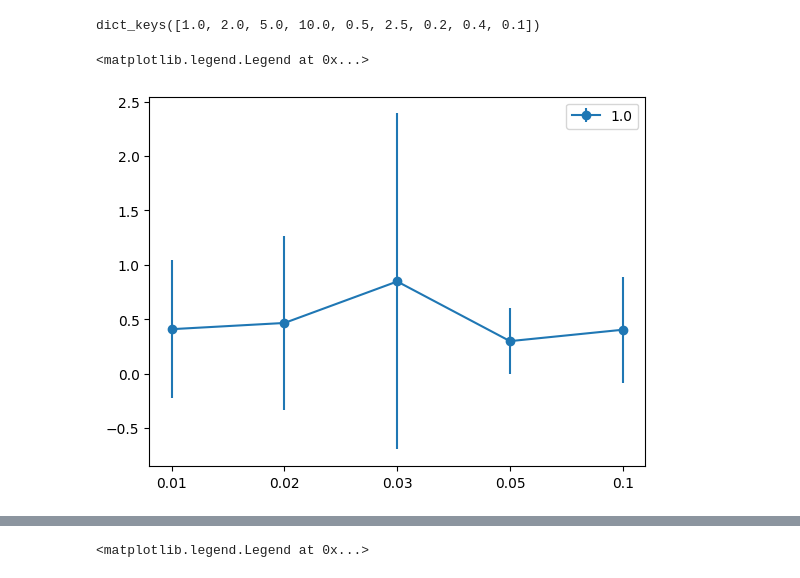
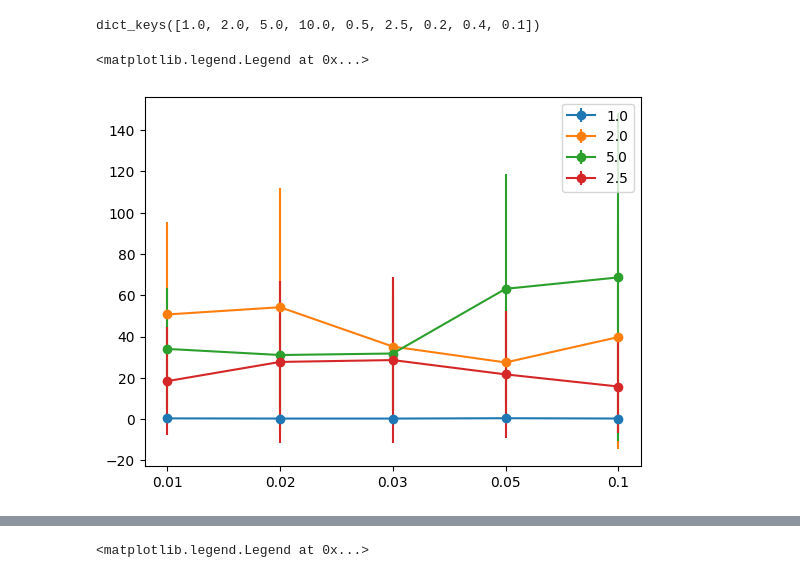
Before and after one commit to wormLove/DCNet, a Jupyter notebook: DCNet_Pytorch.ipynb, the cells around one changed output, grey strips where cells are left out. Cells and saved outputs as stored; diff of their text form; code cells hidden in the pictures.

```diff
--- a/DCNet_Pytorch.ipynb
+++ b/DCNet_Pytorch.ipynb
@@ -507,8 +446,6 @@ Y = {}
 for i, n in enumerate([100, 200, 500, 1000]):
     print(n)
     for j, m in enumerate([100, 200, 500, 1000]):
-        #if n > m:
-        #   continue
         for k, sp in enumerate([1, 2, 3, 5, 10]):
             s = 0.01*sp
             for _ in range(100):
@@ -520,7 +457,7 @@ for i, n in enumerate([100, 200, 500, 1000]):
                 Y[m] = torch.vstack((Y.get(m, torch.zeros(1, m)), y))
                 x = torch.mm(y, W_n.T)
                 Y_hat[m] = torch.vstack((Y_hat.get(m, torch.zeros(1, m)), torch.mm(x, W_n)))
-                layer = LayerD(W_n)
+                layer = ModuleD(W_n)
                 output = layer(x)
                 E[i, j, k] += torch.norm(y - output, p='fro')/torch.norm(y, p='fro')
 # %% [output]
@@ -535,20 +472,20 @@ ErrorDict = {}
 for i, n in enumerate([100, 200, 500, 1000]):
     for j, m in enumerate([100, 200, 500, 1000]):
         ratio = m/n
-        ErrorDict[ratio] = torch.vstack((ErrorDict.get(ratio, torch.zeros(5)), E[i, j, :]))
+        ErrorDict[ratio] = torch.vstack((ErrorDict.get(ratio, torch.empty(1, 5)), E[i, j, :]))
 print(ErrorDict.keys())
 # %% [output]
 dict_keys([1.0, 2.0, 5.0, 10.0, 0.5, 2.5, 0.2, 0.4, 0.1])
 # %%
 for k, v in ErrorDict.items():
-    if k == 1:
+    if k >= 1 and k < 10:
         y_err = 0.01*torch.std(v, dim=0)
         plt.errorbar([*range(5)], 0.01*torch.mean(v, dim=0), label=str(k), yerr = y_err, marker='o')
         plt.xticks(range(5), [0.01, 0.02, 0.03, 0.05, 0.1])
 plt.legend()
 # %% [output]
 <matplotlib.legend.Legend at 0x...>
-[figure, old version]
+[figure, new version]
 # %%
 for k, v in ErrorDict.items():
     if k < 1:
```
Also changed, not shown: parts of 13 cells of this notebook.
